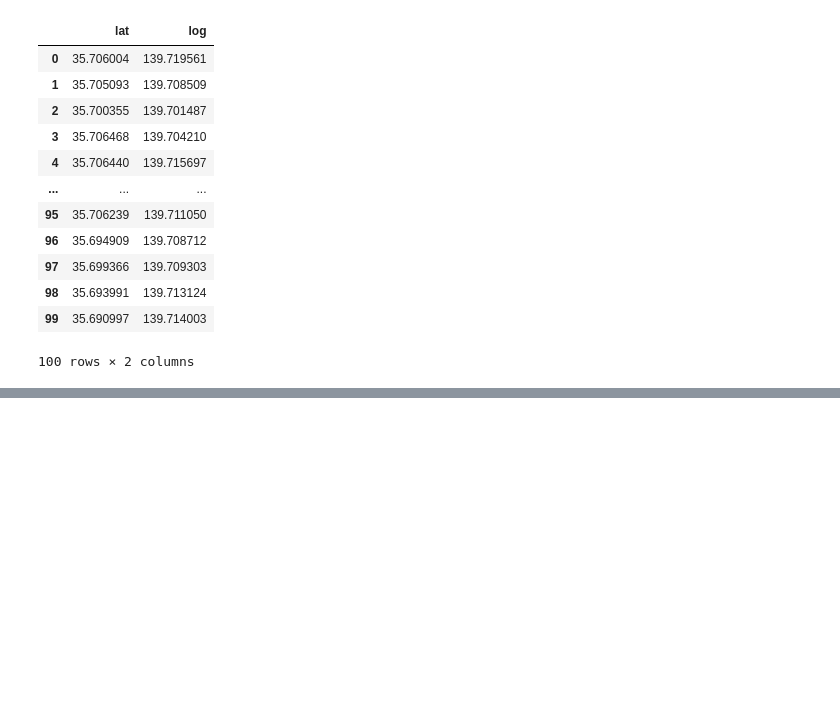
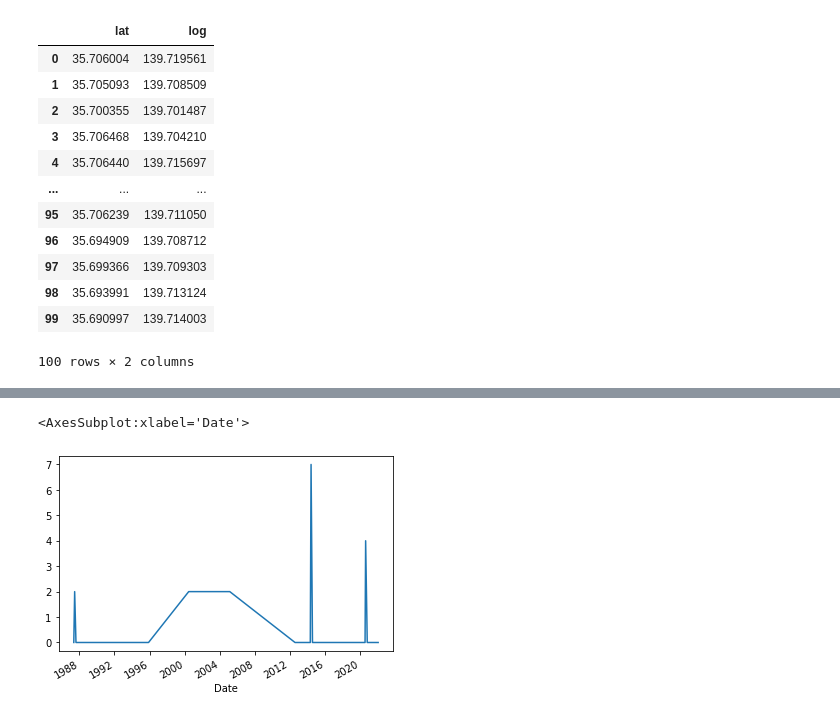
Before and after one commit to bk1923/youtube-streamlit, a Jupyter notebook: Untitled.ipynb, the cells around one changed output, grey strips where cells are left out. Saved outputs shown, nothing was run; the diff lists cells and outputs as text; code cells hidden in the pictures; blank space fills up the shorter version.

```diff
--- a/Untitled.ipynb
+++ b/Untitled.ipynb
@@ -37,0 +241,5 @@ df
+# %%
+aapl.actions['Stock Splits'].plot()
+# %% [output]
+<AxesSubplot:xlabel='Date'>
+[figure, added]
```
Also changed, not shown: parts of 32 cells of this notebook, 2 other files.
